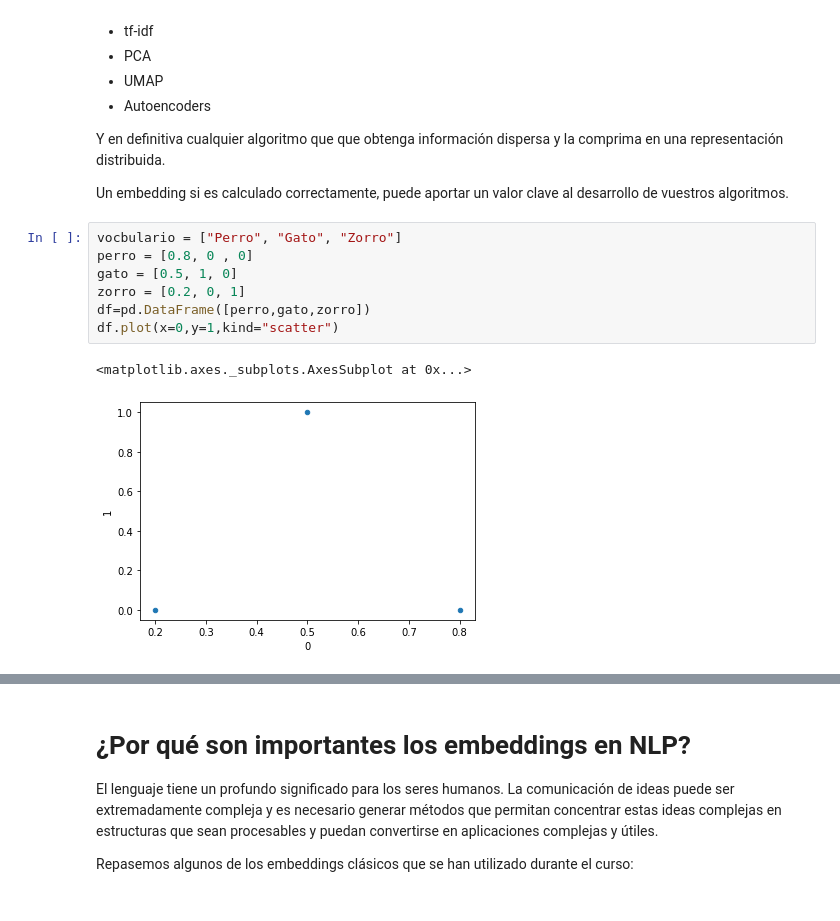
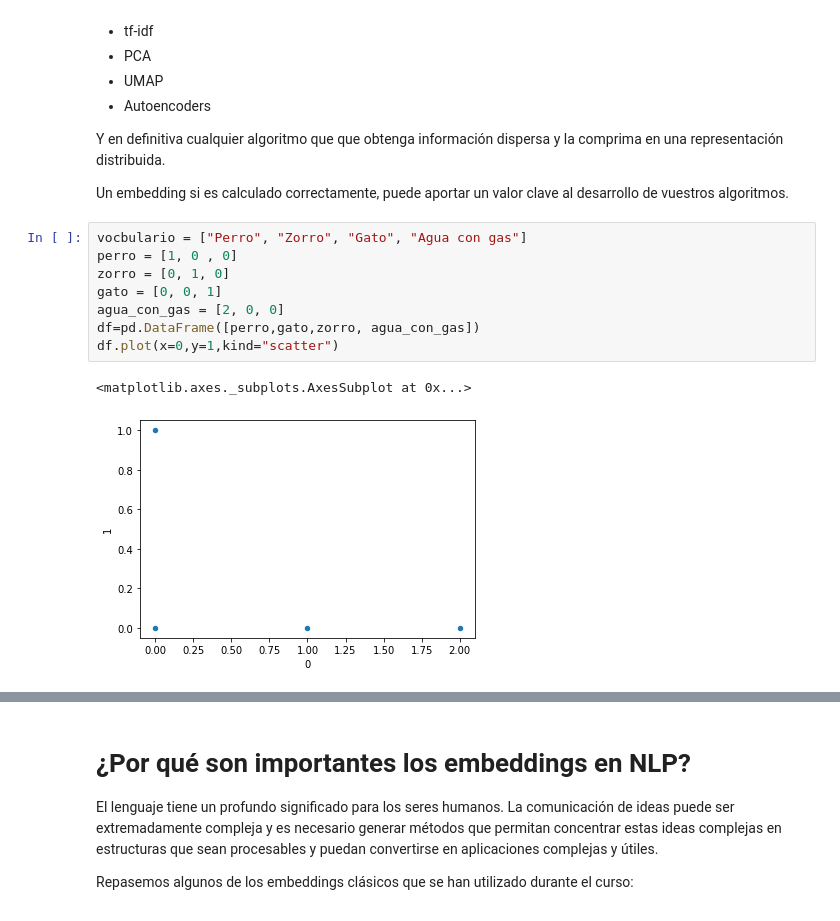
Before and after one commit to CuadraAlconero/IDAL_IA3_CuadraAlconero, a Jupyter notebook: modelos_secuenciales.ipynb, the cells around one changed output, grey strips where cells are left out. Saved outputs shown, nothing was run; the diff lists cells and outputs as text.

```diff
--- a/modelos_secuenciales.ipynb
+++ b/modelos_secuenciales.ipynb
@@ -98,12 +98,13 @@ Y en definitiva cualquier algoritmo que que obtenga información dispersa y la c
 
 Un embedding si es calculado correctamente, puede aportar un valor clave al desarrollo de vuestros algoritmos.
 # %%
-vocbulario = ["Perro", "Gato", "Zorro"]
-perro = [0.8, 0 , 0]
-gato = [0.5, 1, 0]
-zorro = [0.2, 0, 1]
-df=pd.DataFrame([perro,gato,zorro])
+vocbulario = ["Perro", "Zorro", "Gato", "Agua con gas"]
+perro = [1, 0 , 0]
+zorro = [0, 1, 0]
+gato = [0, 0, 1]
+agua_con_gas = [2, 0, 0]
+df=pd.DataFrame([perro,gato,zorro, agua_con_gas])
 df.plot(x=0,y=1,kind="scatter")
 # %% [output]
 <matplotlib.axes._subplots.AxesSubplot at 0x...>
-[figure, old version]
+[figure, new version]
```
Also changed, not shown: parts of 18 cells of this notebook.
